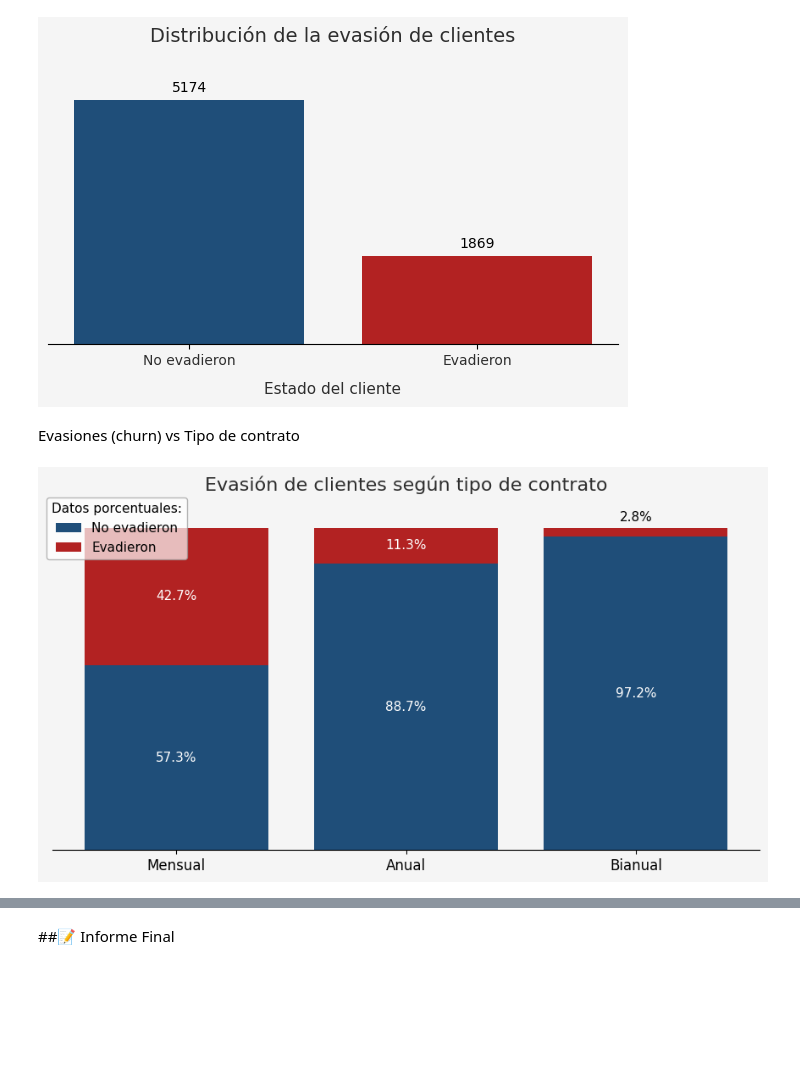
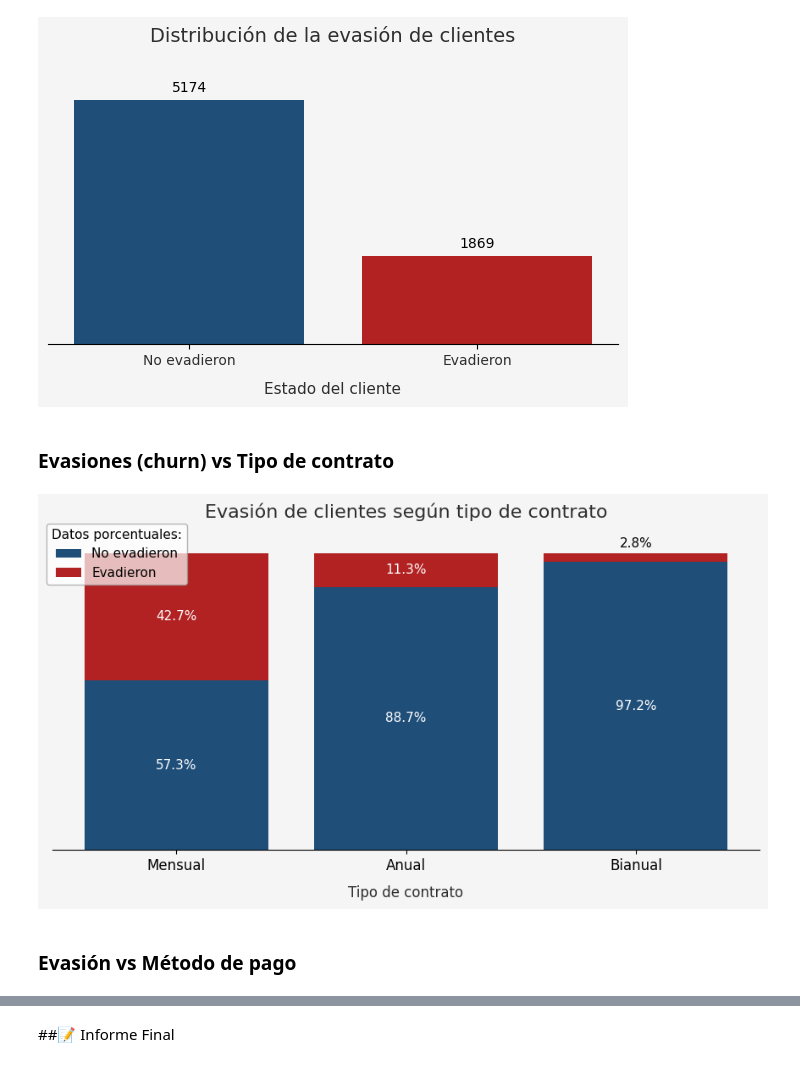
Before and after one commit to RientArlCroud/challenge3-analisis-de-datos, a Jupyter notebook: Challenge_3_Análisis_de_Datos.ipynb, the cells around one changed output, grey strips where cells are left out. Saved outputs shown, nothing was run; the diff lists cells and outputs as text; code cells hidden in the pictures; blank space fills up the shorter version.

```diff
--- a/Challenge_3_Análisis_de_Datos.ipynb
+++ b/Challenge_3_Análisis_de_Datos.ipynb
@@ -1241,7 +1241,7 @@ plt.show()
 # %% [output]
 [figure]
 # %% [markdown]
-Evasiones (churn) vs Tipo de contrato
+### Evasiones (churn) vs Tipo de contrato
 # %%
 # Reorganizamos la tabla para barras apiladas
 contract_pivot = churn_by_contract.pivot(
@@ -1274,6 +1274,13 @@ ax.bar(
     contract_pivot['Yes'],
     bottom=contract_pivot['No'],
     color=COLOR_CHURN
+)
+
+plt.xlabel(
+    "Tipo de contrato",
+    fontsize=12,
+    color=COLOR_TEXT,
+    labelpad=10
 )
 
 # Anotaciones
@@ -1323,31 +1330,33 @@ ax.set_title(
 )
 
 # Quitar eje Y
 ax.set_ylim(0, 105)
 ax.tick_params(axis='y', left=False, labelleft=False)
 
 # Estética de ejes
 ax.spines['top'].set_visible(False)
 ax.spines['right'].set_visible(False)
 ax.spines['left'].set_visible(False)
 
 ax.tick_params(axis='x', labelsize=12)
 
 # Leyenda
 ax.legend(
     ['No evadieron', 'Evadieron'],
     title='Datos porcentuales:',
     frameon=True,
     edgecolor='#999999',
     fontsize=11,
     title_fontsize=11,
     loc='center right',
     bbox_to_anchor=(0.2, 0.95),
     framealpha=0.7
 )
 
 plt.tight_layout()
 plt.savefig('/content/figura_02_contract_churn.png', bbox_inches='tight')
 plt.show()
 # %% [output]
-[figure, old version]
+[figure, new version]
+# %% [markdown]
+### Evasión vs Método de pago
```
Also changed, not shown: parts of 19 cells of this notebook.
